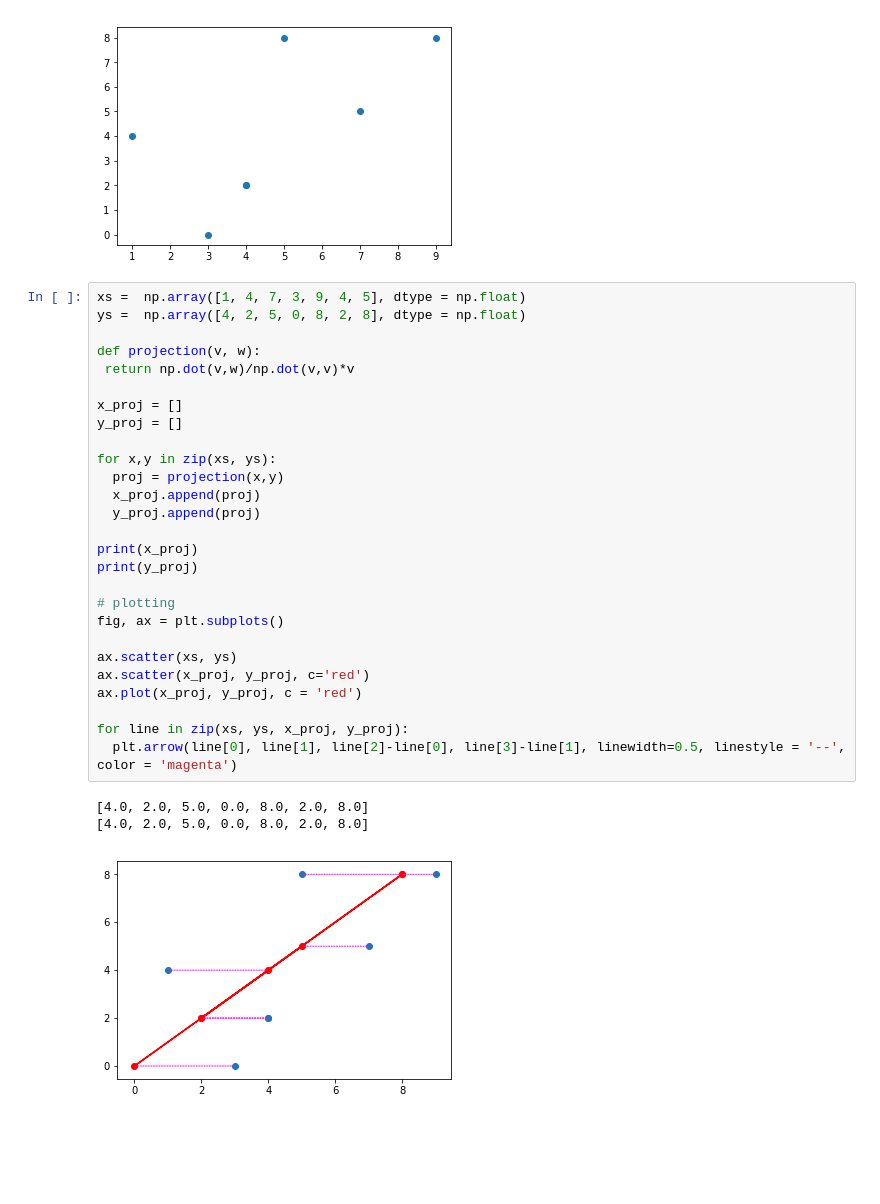
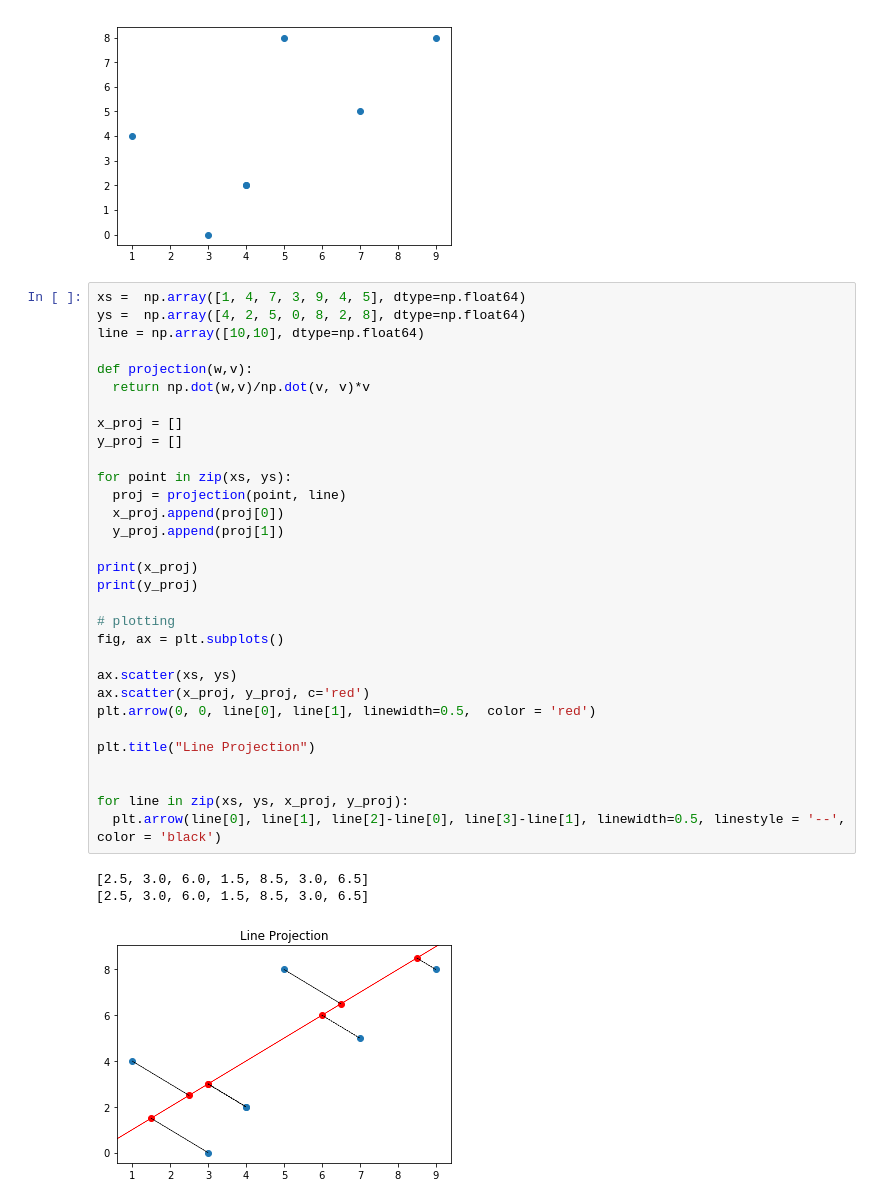
Before and after one commit to alex000kim/DS-Unit-1-Sprint-4-Linear-Algebra, a Jupyter notebook: Jisha_Obukwelu_DSPT3_142__Intermediate_Linear_Algebra_Assignment.ipynb, the cells around one changed output. Saved outputs shown, nothing was run; the diff lists cells and outputs as text; blank space fills up the shorter version.

```diff
--- a/Jisha_Obukwelu_DSPT3_142__Intermediate_Linear_Algebra_Assignment.ipynb
+++ b/Jisha_Obukwelu_DSPT3_142__Intermediate_Linear_Algebra_Assignment.ipynb
@@ -486,33 +486,37 @@ plt.show()
 # %% [output]
 [figure]
 # %%
-xs =  np.array([1, 4, 7, 3, 9, 4, 5], dtype = np.float)
-ys =  np.array([4, 2, 5, 0, 8, 2, 8], dtype = np.float)
+xs =  np.array([1, 4, 7, 3, 9, 4, 5], dtype=np.float64)
+ys =  np.array([4, 2, 5, 0, 8, 2, 8], dtype=np.float64)
+line = np.array([10,10], dtype=np.float64)
 
-def projection(v, w):
- return np.dot(v,w)/np.dot(v,v)*v
+def projection(w,v):
+  return np.dot(w,v)/np.dot(v, v)*v
 
 x_proj = []
 y_proj = []
 
-for x,y in zip(xs, ys):
-  proj = projection(x,y)
-  x_proj.append(proj)
-  y_proj.append(proj)
+for point in zip(xs, ys):
+  proj = projection(point, line)
+  x_proj.append(proj[0])
+  y_proj.append(proj[1])
 
 print(x_proj)
 print(y_proj)
 
 # plotting
 fig, ax = plt.subplots()
 
 ax.scatter(xs, ys)
 ax.scatter(x_proj, y_proj, c='red')
-ax.plot(x_proj, y_proj, c = 'red')
+plt.arrow(0, 0, line[0], line[1], linewidth=0.5,  color = 'red')
+
+plt.title("Line Projection")
+
 
 for line in zip(xs, ys, x_proj, y_proj):
-  plt.arrow(line[0], line[1], line[2]-line[0], line[3]-line[1], linewidth=0.5, linestyle = '--', color = 'magenta')
+  plt.arrow(line[0], line[1], line[2]-line[0], line[3]-line[1], linewidth=0.5, linestyle = '--', color = 'black')
 # %% [output]
-[4.0, 2.0, 5.0, 0.0, 8.0, 2.0, 8.0]
-[4.0, 2.0, 5.0, 0.0, 8.0, 2.0, 8.0]
+[2.5, 3.0, 6.0, 1.5, 8.5, 3.0, 6.5]
+[2.5, 3.0, 6.0, 1.5, 8.5, 3.0, 6.5]
-[figure, old version]
+[figure, new version]
```
